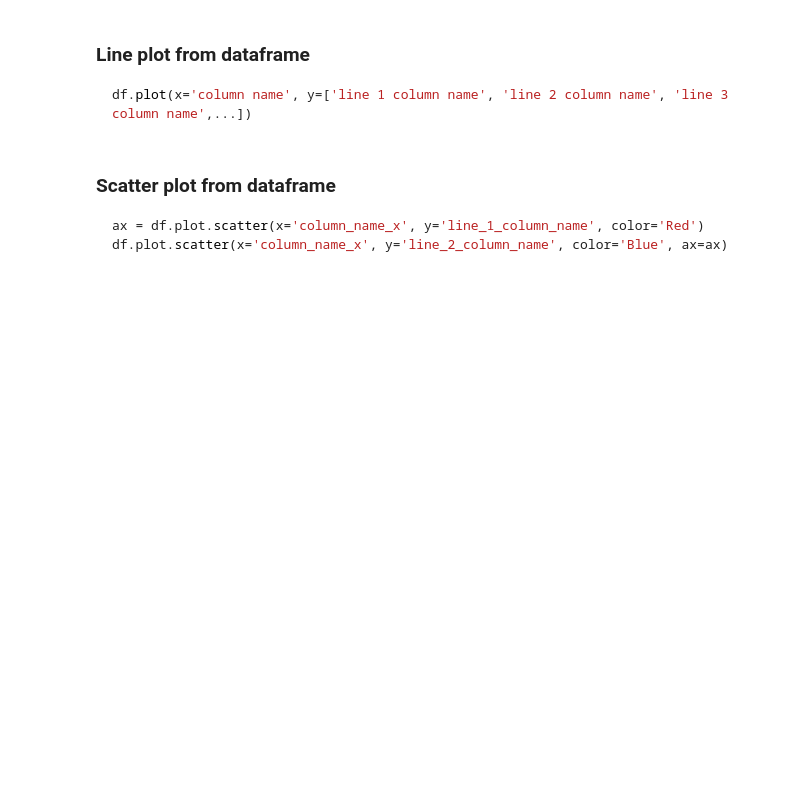
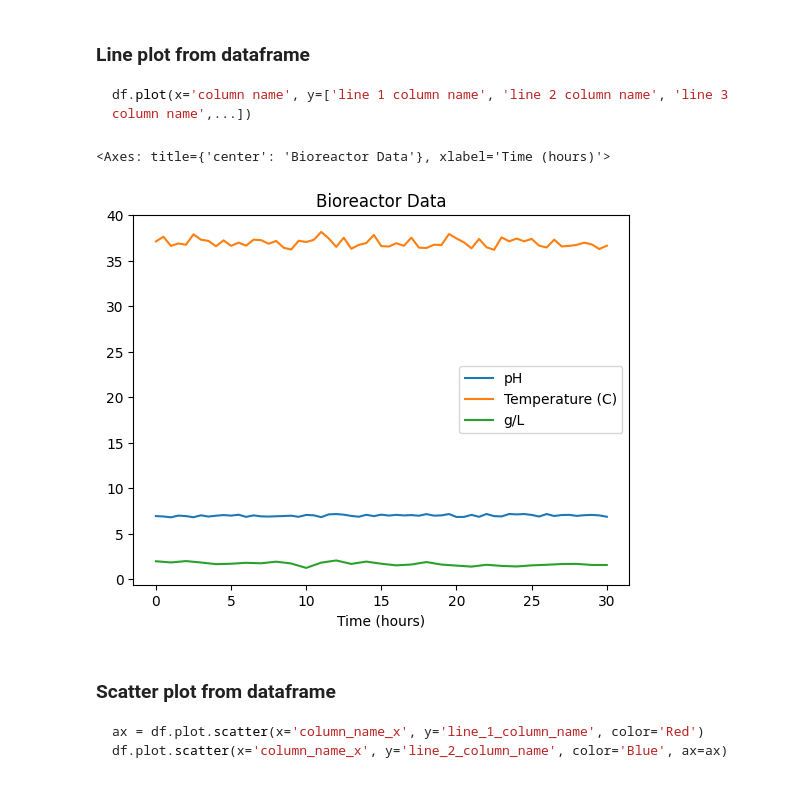
Before and after one commit to UH-MBBE/lecture-6-introduction-to-pandas-continued-garrettroell2, a Jupyter notebook: L6_Notes.ipynb, the cells around one changed output. Cells and saved outputs as stored; diff of their text form; code cells hidden in the pictures; blank space fills up the shorter version.

````diff
--- a/L6_Notes.ipynb
+++ b/L6_Notes.ipynb
@@ -20,3 +56,6 @@ We can install the python package into our environment using the terminal or by
 OD = optical density. These units are arbitrary, but correlate grams per liter. Assume 1 OD = 0.34 g/L
 # %%
 # add a columm called g/L with converted biomass values
+biomass_df['g/L'] = 0.34 * biomass_df['OD']
+
+biomass_df
@@ -23,3 +96,7 @@ OD = optical density. These units are arbitrary, but correlate grams per liter.
 # %% [markdown]
 ### Merging dataframes
 note: we can avoid the warning by changing the dtype of the series 'Time (hours)' to float64 using .astype() function
+# %%
+biomass_df['Time (hours)'] = biomass_df['Time (hours)'].astype('Float64')
+
+biomass_df.head()
@@ -28,2 +122,5 @@ note: we can avoid the warning by changing the dtype of the series 'Time (hours)
 # %%
 # merge the dataframes using all the time points called merged_all_df
+merged_all_df = biomass_df.merge(bioreactor_df, how="outer")
+
+merged_all_df.head()
@@ -55,3 +189,6 @@ Backward fill is the opposite of forward fill. It propagates the next valid valu
 Interpolation is a method that estimates missing values by interpolating the values based on surrounding data points. This can be linear or more complex based on the data.
 # %%
 # use the interpolate() method to fill in the missing values
+merged_inter_df = merged_all_df.interpolate()
+
+merged_inter_df.head()
@@ -72,6 +227,10 @@ df.plot(x='column name', y=['line 1 column name', 'line 2 column name', 'line 3
 ```
 # %%
 # make a line plot of the pH, temperature, and g/L biomass over time
+merged_inter_df.plot(x='Time (hours)', y=['pH', 'Temperature (C)', 'g/L'], title="Bioreactor Data")
+# %% [output]
+<Axes: title={'center': 'Bioreactor Data'}, xlabel='Time (hours)'>
+[figure, added]
 # %% [markdown]
 ### Scatter plot from dataframe
 ```python
````
Also changed, not shown: parts of 21 cells of this notebook, 1 other file.
